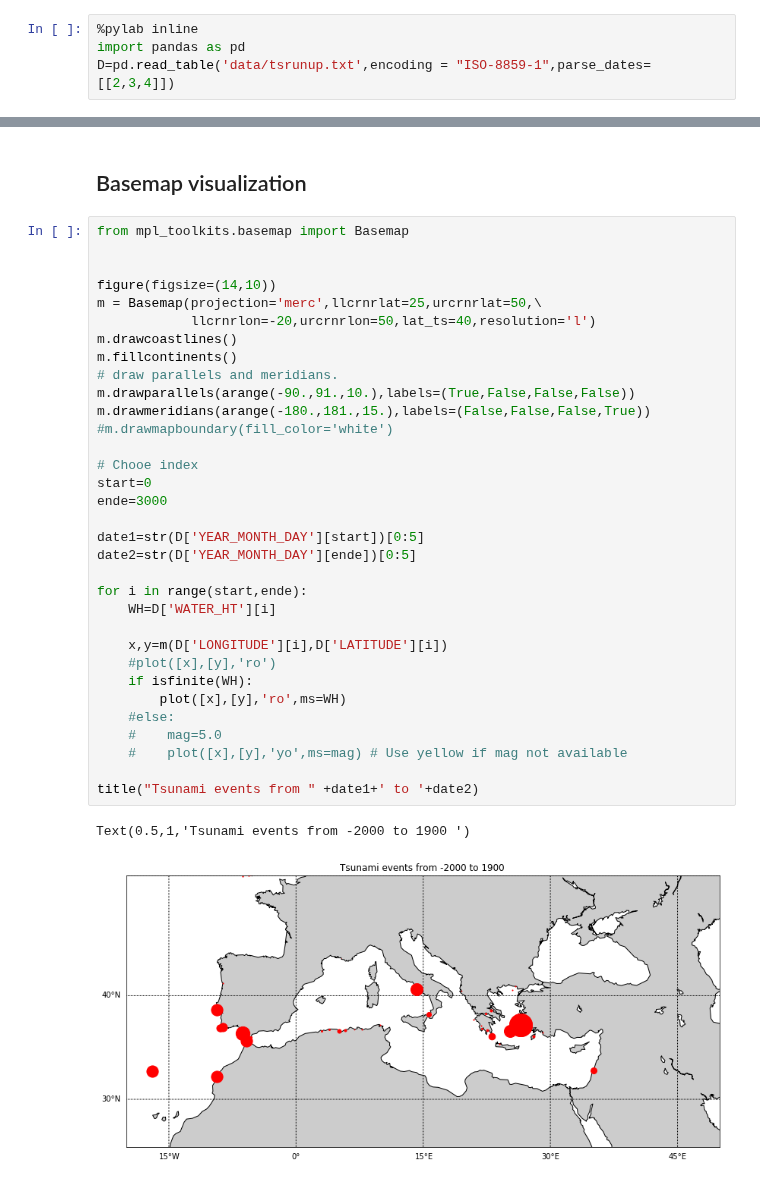
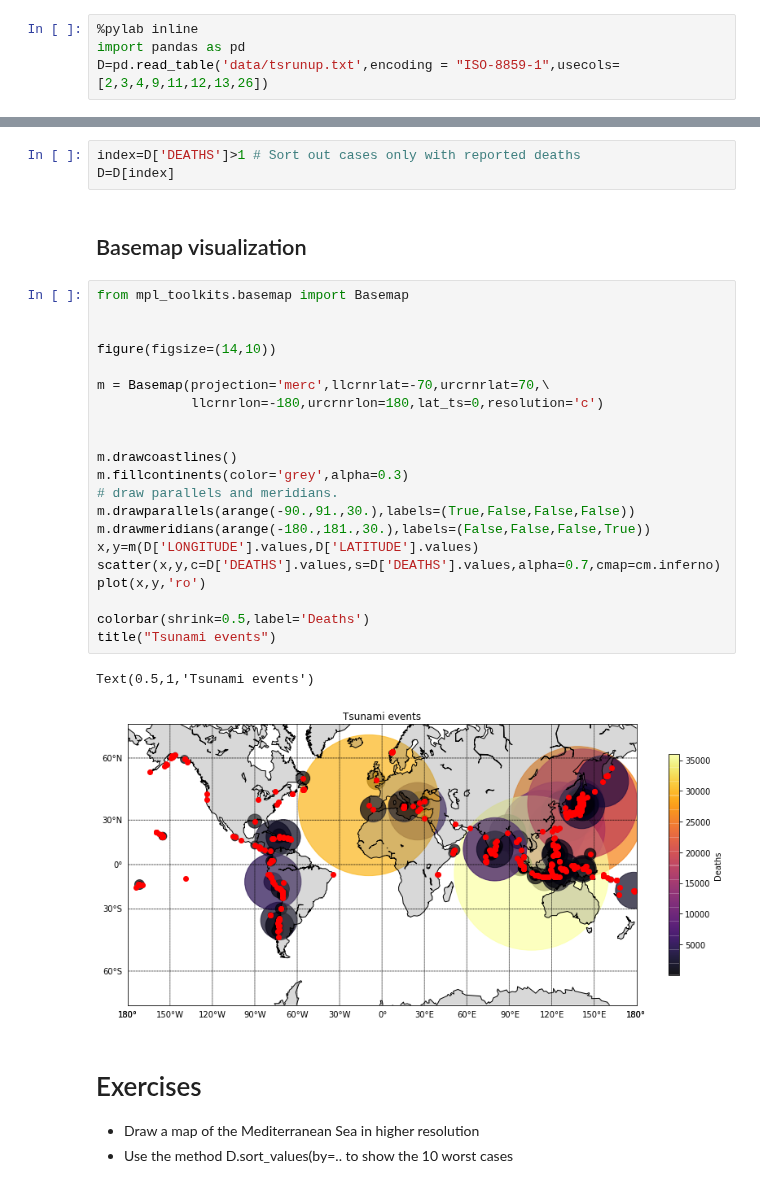
Before and after one commit to LarsKaleschke/Python-Course, a Jupyter notebook: Tsunami.ipynb, the cells around one changed output, grey strips where cells are left out. Cells and saved outputs as stored; diff of their text form.

```diff
--- a/Tsunami.ipynb
+++ b/Tsunami.ipynb
@@ -8,7 +8,7 @@ http://www.ngdc.noaa.gov/hazard/tsu_db.shtml
 # %%
 %pylab inline
 import pandas as pd
-D=pd.read_table('data/tsrunup.txt',encoding = "ISO-8859-1",parse_dates=[[2,3,4]])
+D=pd.read_table('data/tsrunup.txt',encoding = "ISO-8859-1",usecols=[2,3,4,9,11,12,13,26])
 # %% [output]
 Populating the interactive namespace from numpy and matplotlib
 # %%
@@ -27,38 +23,34 @@ Index(['YEAR_MONTH_DAY', 'I_D', 'TSEVENT_ID', 'HOUR', 'MINUTE', 'SECOND',
+# %%
+index=D['DEATHS']>1 # Sort out cases only with reported deaths
+D=D[index]
 # %% [markdown]
 ## Basemap visualization
 # %%
 from mpl_toolkits.basemap import Basemap
 
 
 figure(figsize=(14,10))
-m = Basemap(projection='merc',llcrnrlat=25,urcrnrlat=50,\
-            llcrnrlon=-20,urcrnrlon=50,lat_ts=40,resolution='l')
+
+m = Basemap(projection='merc',llcrnrlat=-70,urcrnrlat=70,\
+            llcrnrlon=-180,urcrnrlon=180,lat_ts=0,resolution='c')
+
+
 m.drawcoastlines()
-m.fillcontinents()
+m.fillcontinents(color='grey',alpha=0.3)
 # draw parallels and meridians.
-m.drawparallels(arange(-90.,91.,10.),labels=(True,False,False,False))
-m.drawmeridians(arange(-180.,181.,15.),labels=(False,False,False,True))
-#m.drawmapboundary(fill_color='white')
+m.drawparallels(arange(-90.,91.,30.),labels=(True,False,False,False))
+m.drawmeridians(arange(-180.,181.,30.),labels=(False,False,False,True))
+x,y=m(D['LONGITUDE'].values,D['LATITUDE'].values)
+scatter(x,y,c=D['DEATHS'].values,s=D['DEATHS'].values,alpha=0.7,cmap=cm.inferno)
+plot(x,y,'ro')
 
-# Chooe index
-start=0
-ende=3000
-
-date1=str(D['YEAR_MONTH_DAY'][start])[0:5]
-date2=str(D['YEAR_MONTH_DAY'][ende])[0:5]
-
-for i in range(start,ende):
-    WH=D['WATER_HT'][i]
-
-    x,y=m(D['LONGITUDE'][i],D['LATITUDE'][i])
-    #plot([x],[y],'ro')
-    if isfinite(WH):
-        plot([x],[y],'ro',ms=WH)
-    #else:
-    #    mag=5.0
-    #    plot([x],[y],'yo',ms=mag) # Use yellow if mag not available
-
-title("Tsunami events from " +date1+' to '+date2)
+colorbar(shrink=0.5,label='Deaths')
+title("Tsunami events")
 # %% [output]
-Text(0.5,1,'Tsunami events from -2000 to 1900 ')
+Text(0.5,1,'Tsunami events')
-[figure, old version]
+[figure, new version]
+# %% [markdown]
+# Exercises
+
+ * Draw a map of the Mediterranean Sea in higher resolution
+ * Use the method D.sort_values(by=.. to show the 10 worst cases
```
Also changed, not shown: parts of 1 cell of this notebook.
